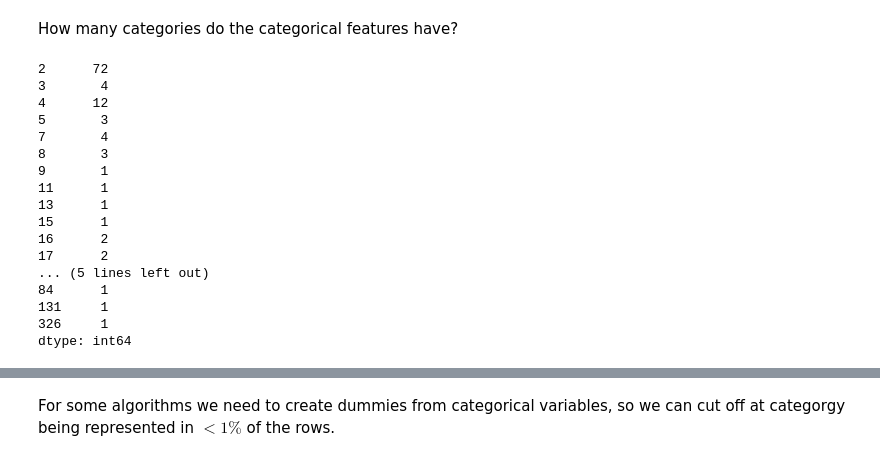
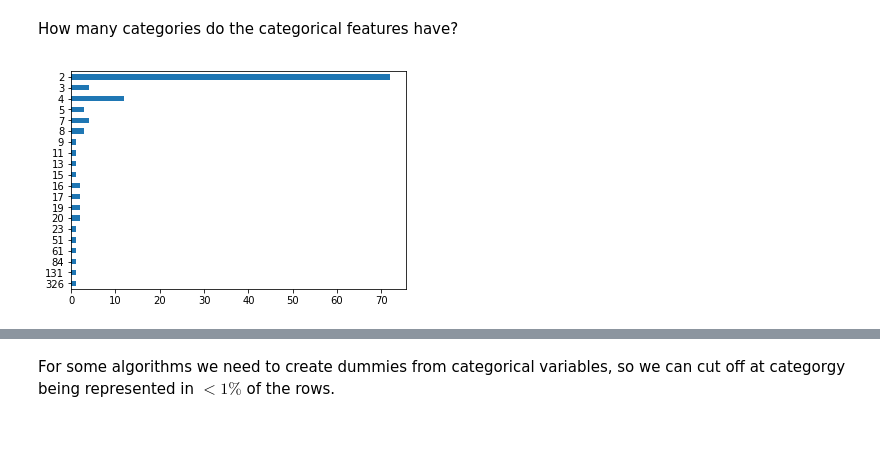
Before and after one commit to WoutAarts/portfolio, a Jupyter notebook: kaggle_insurance.ipynb, the cells around one changed output, grey strips where cells are left out. Cells and saved outputs as stored; diff of their text form; code cells hidden in the pictures; blank space fills up the shorter version.

```diff
--- a/kaggle_insurance.ipynb
+++ b/kaggle_insurance.ipynb
@@ -50,25 +60,9 @@ for cat in cat_features:
 # %%
 cat_nr_series = pd.Series(cat_nr_dict)
 # %%
-cat_nr_series.value_counts().sort_index()
+cat_nr_series.value_counts().sort_index(ascending=False).plot('barh');
 # %% [output]
-2      72
-3       4
-4      12
-5       3
-7       4
-8       3
-9       1
-11      1
-13      1
-15      1
-16      2
-17      2
-... (5 lines left out)
-84      1
-131     1
-326     1
-dtype: int64
+[figure, added]
 # %%
 for i in cat_nr_series.value_counts().sort_index()[-6:].index:
 
```
Also changed, not shown: parts of 69 cells of this notebook.
